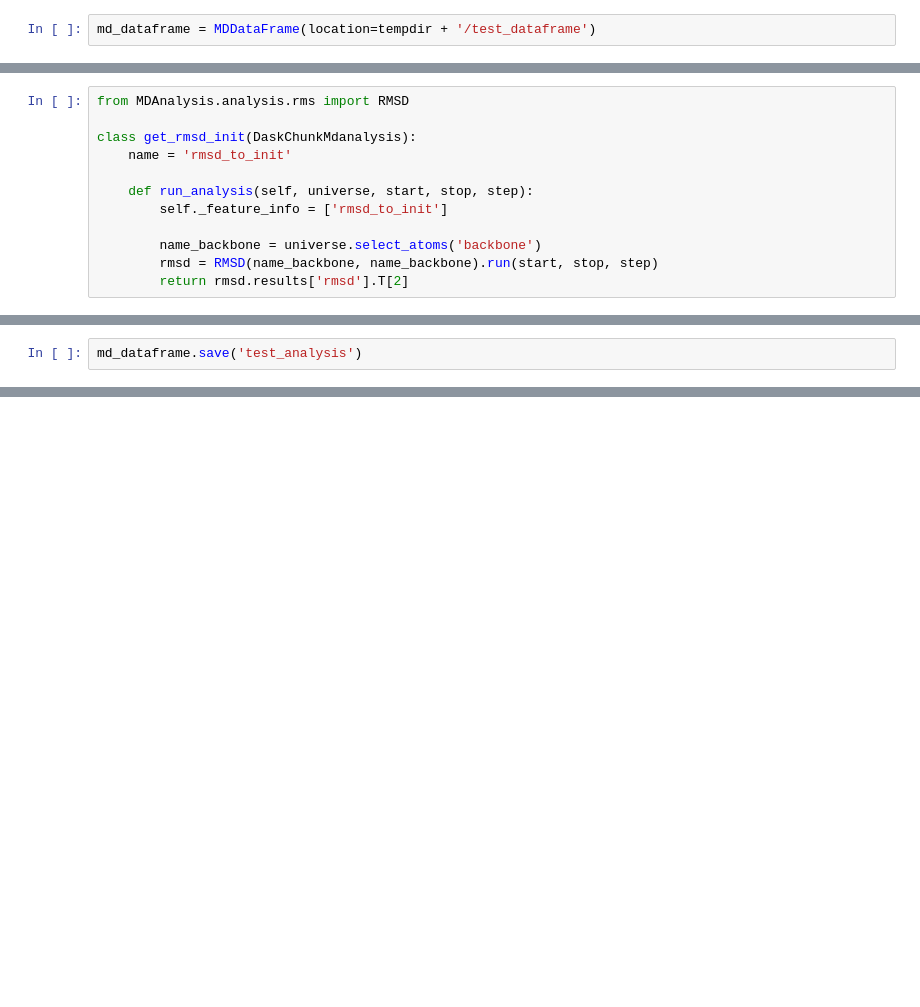
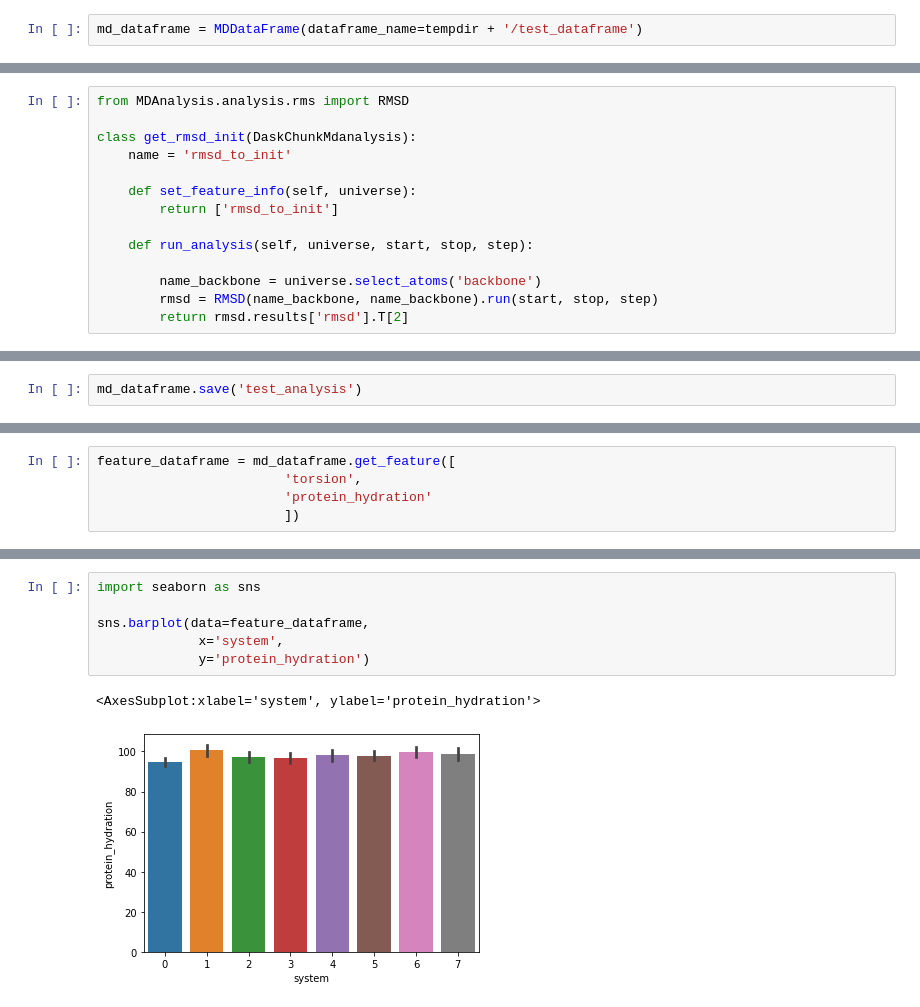
Before and after one commit to yuxuanzhuang/ENPMDA, a Jupyter notebook: docs/source/examples/examples.ipynb, the cells around one changed output, grey strips where cells are left out. Saved outputs shown, nothing was run; the diff lists cells and outputs as text; blank space fills up the shorter version.

```diff
--- a/docs/source/examples/examples.ipynb
+++ b/docs/source/examples/examples.ipynb
@@ -45,7 +38,7 @@ pickle traj system universe done
 # %% [markdown]
 ## Construct ENPMDA dataframe
 # %%
-md_dataframe = MDDataFrame(location=tempdir + '/test_dataframe')
+md_dataframe = MDDataFrame(dataframe_name=tempdir + '/test_dataframe')
 # %%
 md_dataframe.add_traj_ensemble(traj_ensembles, npartitions=16)
 # %% [output]
@@ -66,8 +59,10 @@ from MDAnalysis.analysis.rms import RMSD
 class get_rmsd_init(DaskChunkMdanalysis):
     name = 'rmsd_to_init'
 
+    def set_feature_info(self, universe):
+        return ['rmsd_to_init']
+
     def run_analysis(self, universe, start, stop, step):
-        self._feature_info = ['rmsd_to_init']
 
         name_backbone = universe.select_atoms('backbone')
         rmsd = RMSD(name_backbone, name_backbone).run(start, stop, step)
@@ -123,0 +105,5 @@ plt.show()
+# %%
+feature_dataframe = md_dataframe.get_feature([
+                        'torsion',
+                        'protein_hydration'
+                        ])
@@ -123,0 +126,9 @@ plt.show()
+# %%
+import seaborn as sns
+
+sns.barplot(data=feature_dataframe,
+             x='system',
+             y='protein_hydration')
+# %% [output]
+<AxesSubplot:xlabel='system', ylabel='protein_hydration'>
+[figure, added]
```
Also changed, not shown: parts of 7 cells of this notebook, 1 other file.
